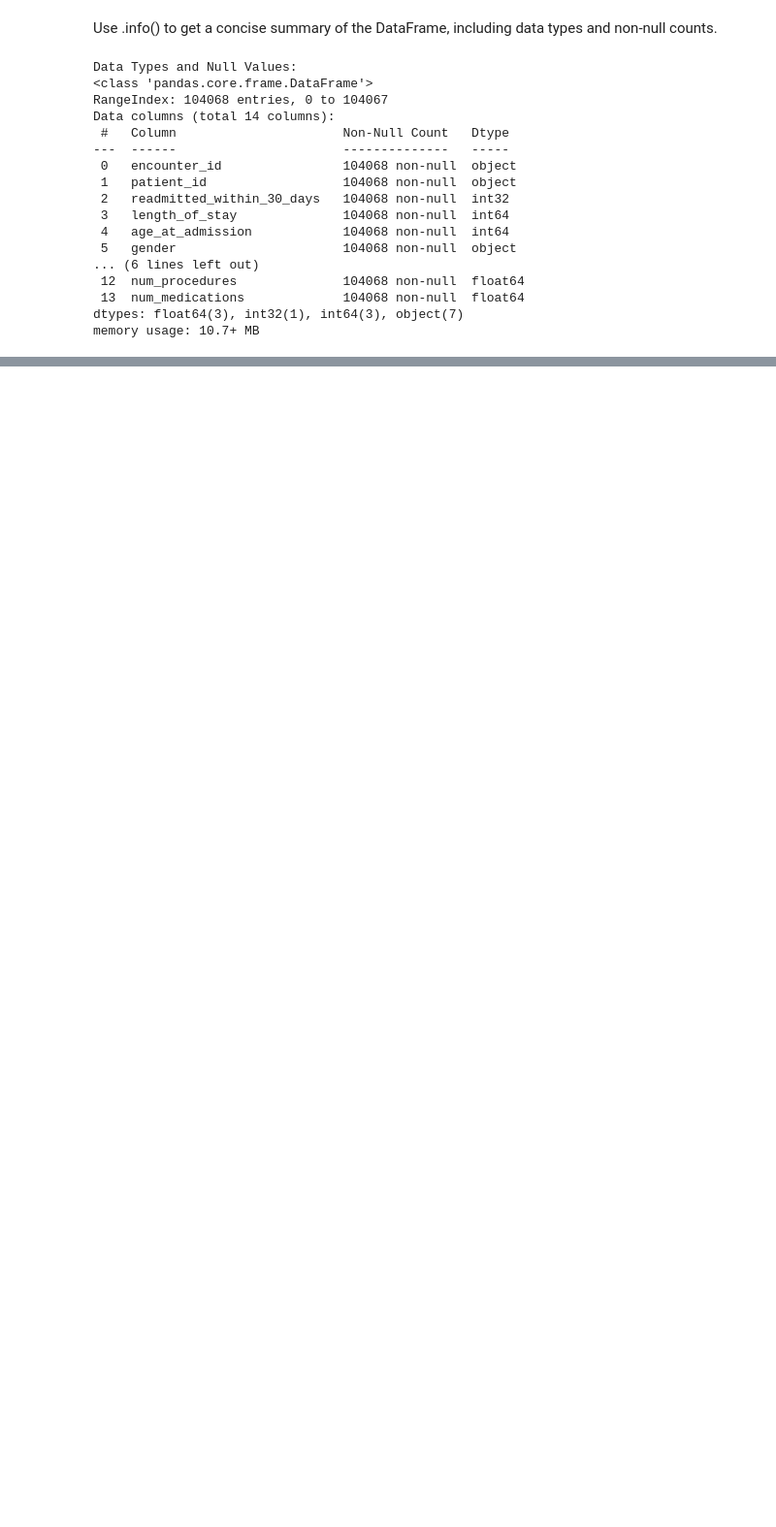
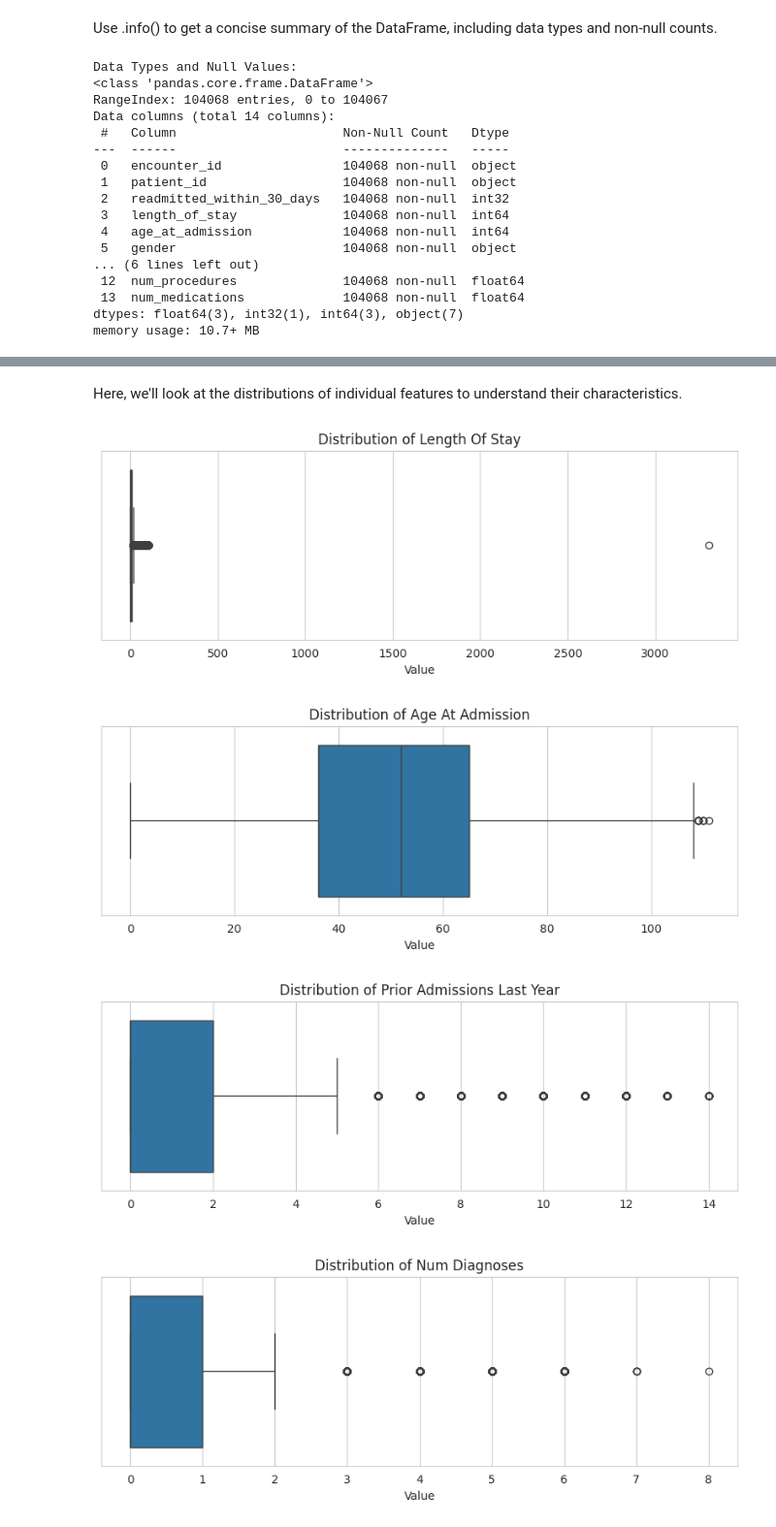
Before and after one commit to ca34525/TexasReadmissionRiskAPI, a Jupyter notebook: notebooks/4 EDA.ipynb, the cells around one changed output, grey strips where cells are left out. Shown at 97% size. Cells and saved outputs as stored; diff of their text form; code cells hidden in the pictures; blank space fills up the shorter version.

```diff
--- a/notebooks/4 EDA.ipynb
+++ b/notebooks/4 EDA.ipynb
@@ -59,0 +100,18 @@ memory usage: 10.7+ MB
+# %% [markdown]
+Here, we'll look at the distributions of individual features to understand their characteristics.
+# %%
+# List of numeric features to plot
+numeric_features = ['length_of_stay', 'age_at_admission', 'prior_admissions_last_year', 'num_diagnoses', 'num_procedures', 'num_medications']
+
+# Loop through each feature and create an individual boxplot
+for col in numeric_features:
+    plt.figure(figsize=(10, 3))  # Create a new figure for each plot
+    sns.boxplot(x=df[col])
+    plt.title(f'Distribution of {col.replace("_", " ").title()}')
+    plt.xlabel('Value')
+    plt.show()
+# %% [output]
+[figure, added]
+[figure, added]
+[figure, added]
+[figure, added]
```
Also changed, not shown: parts of 15 cells of this notebook, 1 other file.
